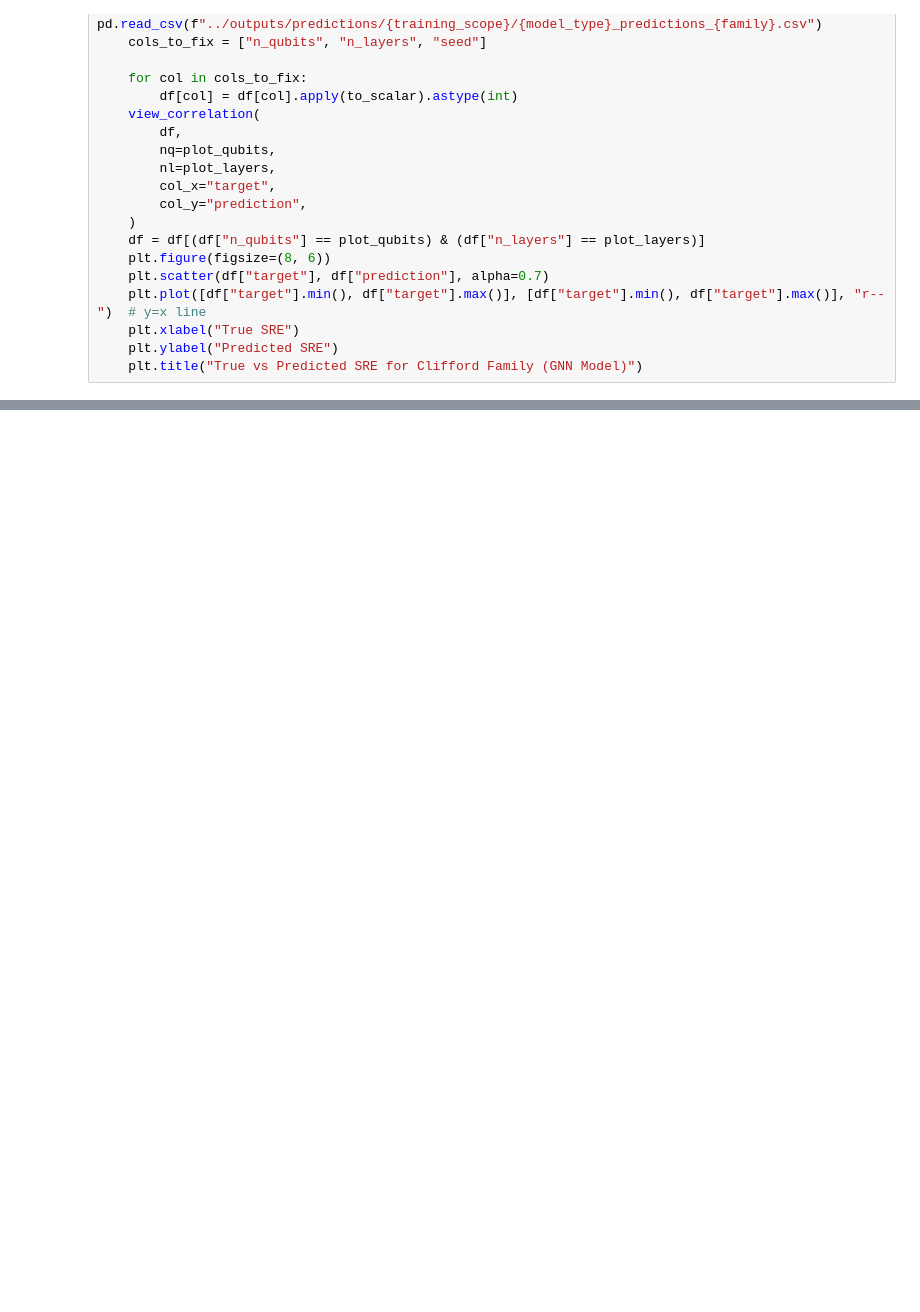
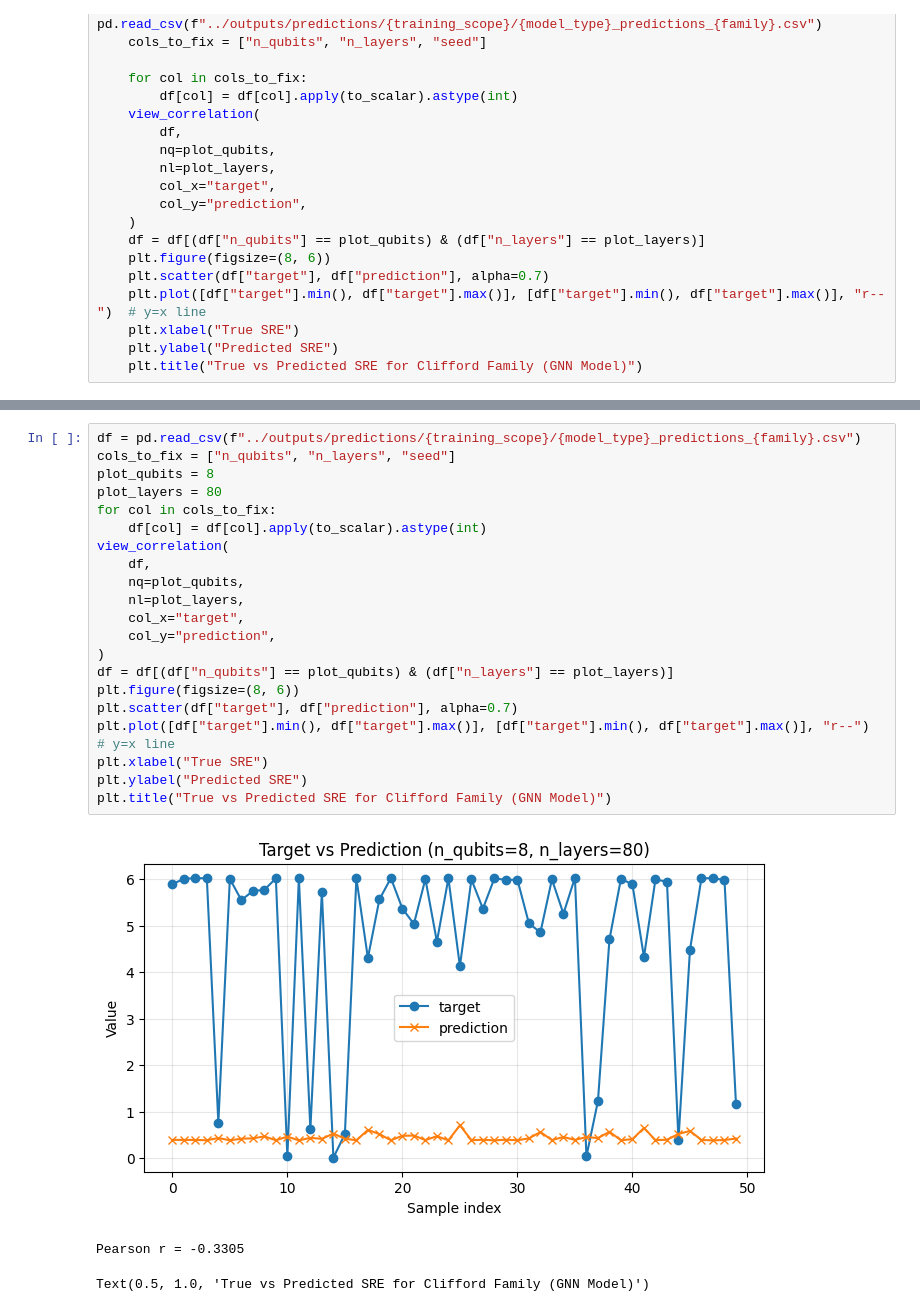
Before and after one commit to VicLambert/qml-quansistor-entropy, a Jupyter notebook: qqe/notebooks/06_01_2026.ipynb, the cells around one changed output, grey strips where cells are left out. Cells and saved outputs as stored; diff of their text form; blank space fills up the shorter version.

```diff
--- a/qqe/notebooks/06_01_2026.ipynb
+++ b/qqe/notebooks/06_01_2026.ipynb
@@ -265,0 +283,25 @@ KeyboardInterrupt:
+# %%
+df = pd.read_csv(f"../outputs/predictions/{training_scope}/{model_type}_predictions_{family}.csv")
+cols_to_fix = ["n_qubits", "n_layers", "seed"]
+plot_qubits = 8
+plot_layers = 80
+for col in cols_to_fix:
+    df[col] = df[col].apply(to_scalar).astype(int)
+view_correlation(
+    df,
+    nq=plot_qubits,
+    nl=plot_layers,
+    col_x="target",
+    col_y="prediction",
+)
+df = df[(df["n_qubits"] == plot_qubits) & (df["n_layers"] == plot_layers)]
+plt.figure(figsize=(8, 6))
+plt.scatter(df["target"], df["prediction"], alpha=0.7)
+plt.plot([df["target"].min(), df["target"].max()], [df["target"].min(), df["target"].max()], "r--")  # y=x line
+plt.xlabel("True SRE")
+plt.ylabel("Predicted SRE")
+plt.title("True vs Predicted SRE for Clifford Family (GNN Model)")
+# %% [output]
+[figure, added]
+Pearson r = -0.3305
+Text(0.5, 1.0, 'True vs Predicted SRE for Clifford Family (GNN Model)')
```
Also changed, not shown: parts of 5 cells of this notebook, 9 other files.
